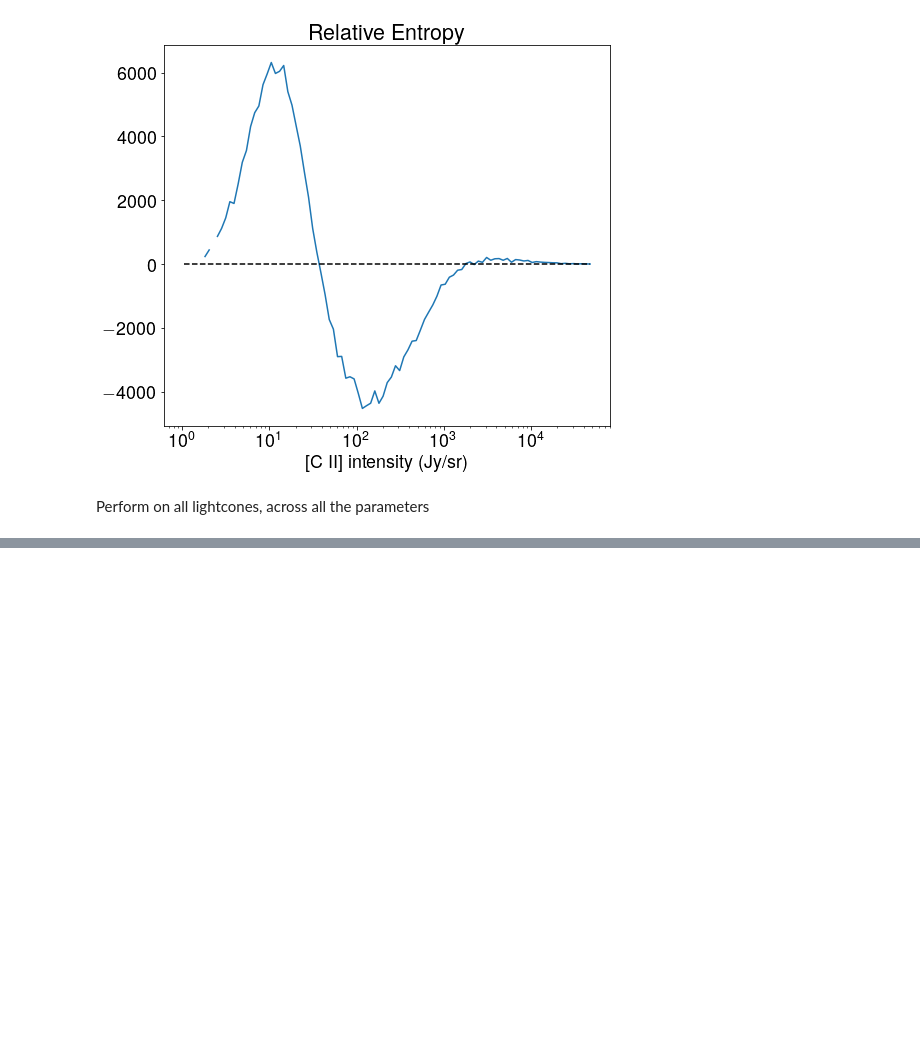
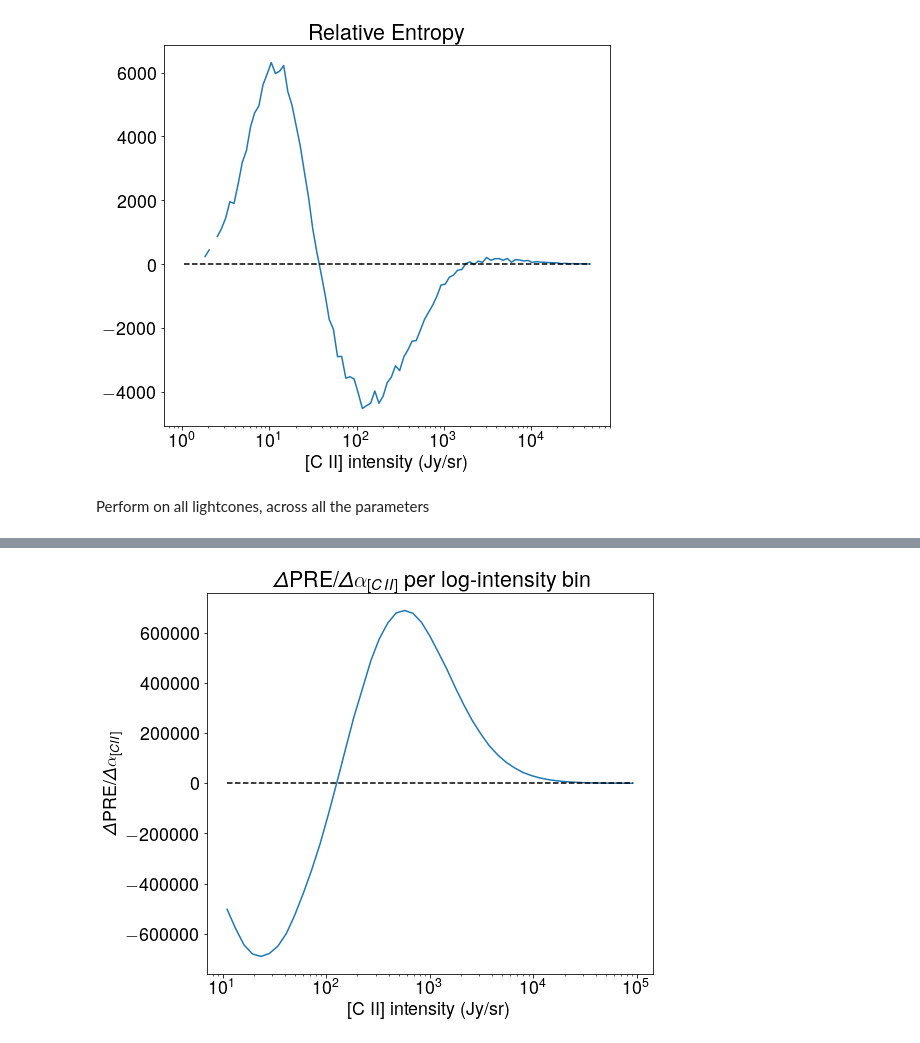
Before and after one commit to PatrickHorlaville/CITA_LIM, a Jupyter notebook: readmes/dsrel_readme.ipynb, the cells around one changed output, grey strips where cells are left out. Saved outputs shown, nothing was run; the diff lists cells and outputs as text; code cells hidden in the pictures; blank space fills up the shorter version.

Commit message:
adding all the dsrel plots for seminar

```diff
--- a/readmes/dsrel_readme.ipynb
+++ b/readmes/dsrel_readme.ipynb
@@ -284,0 +317,14 @@ plt.savefig('paper_figs/dpre_acii.png', bbox_inches = 'tight')
+# %%
+plt.plot(center, avg_acii24_sig*(np.log(avg_acii28_sig/avg_acii24_sig) - np.log(avg_acii20_sig/avg_acii24_sig))/(0.028-0.020))
+
+plt.xlabel('[C II] intensity (Jy/sr)')
+plt.ylabel(r'$\Delta$PRE/$\Delta \alpha_{[CII]}$')
+#plt.yscale('log')
+plt.xscale('log')
+plt.title(r'$\Delta$PRE/$\Delta \alpha_{[CII]}$ per log-intensity bin')
+
+plt.hlines(y = 0, xmin = center[0], xmax = center[-1], color = 'k', linestyle = '--')
+
+plt.savefig('paper_figs/seminar_dsrel/dpre_acii.pdf', bbox_inches = 'tight')
+# %% [output]
+[figure, added]
```
Also changed, not shown: parts of 33 cells of this notebook, 12 other files.
